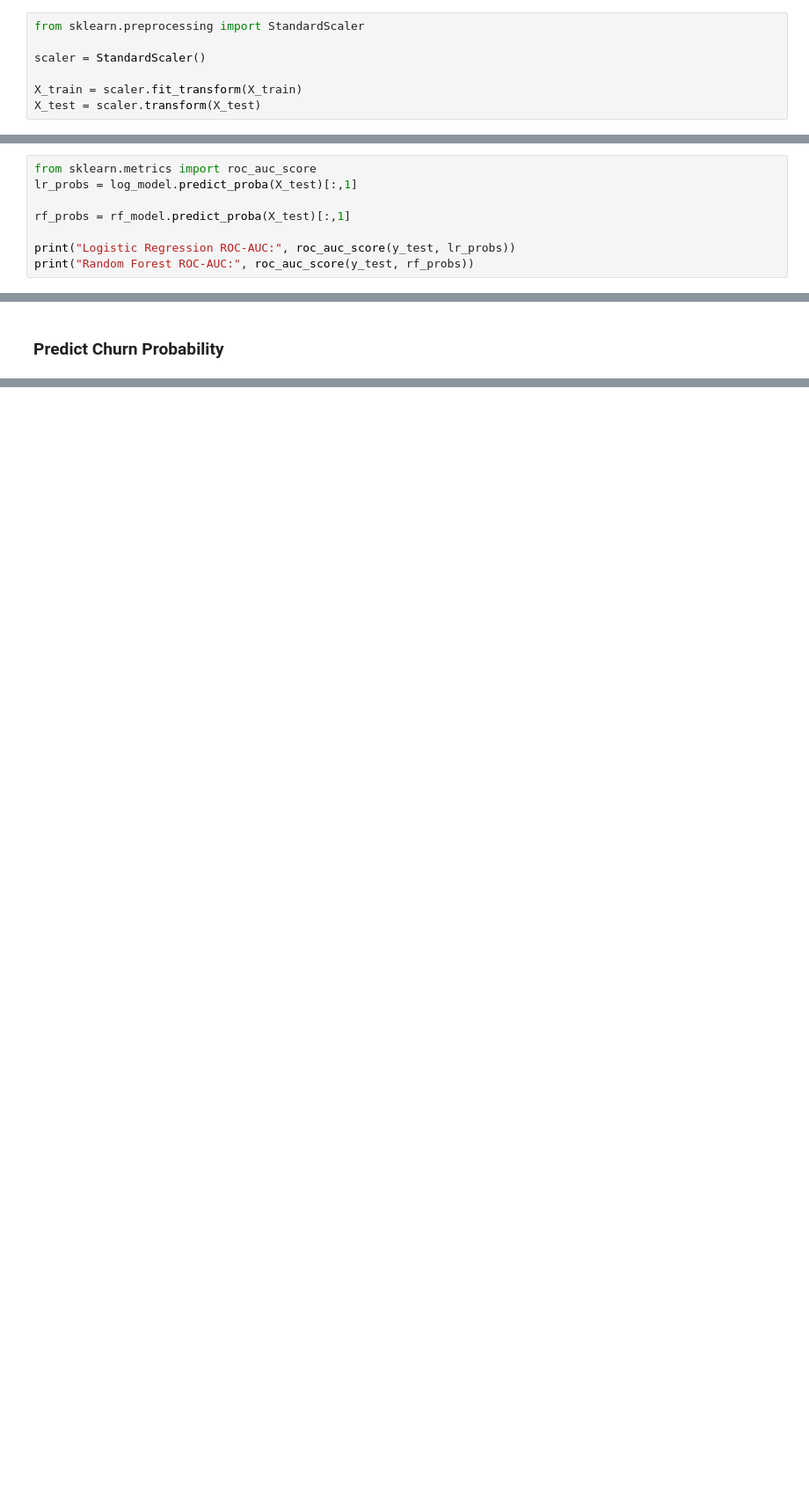
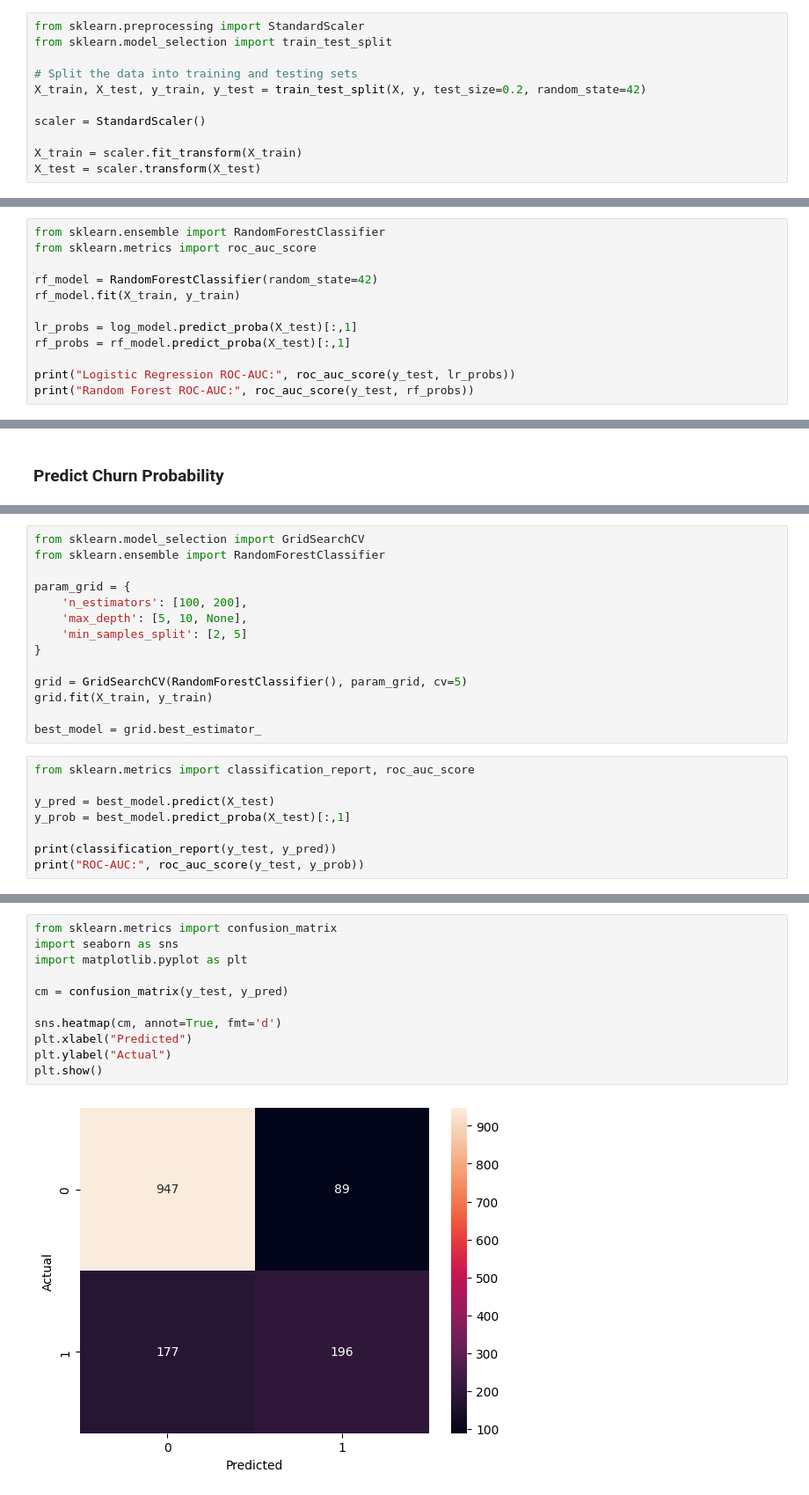
Before and after one commit to ishwarya146/Customer-Churn-Prediction, a Jupyter notebook: Customer_Churn_Prediction.ipynb, the cells around one changed output, grey strips where cells are left out. Shown at 88% size. Saved outputs shown, nothing was run; the diff lists cells and outputs as text; blank space fills up the shorter version.

```diff
--- a/Customer_Churn_Prediction.ipynb
+++ b/Customer_Churn_Prediction.ipynb
@@ -170,6 +170,10 @@ X = dataset.drop("Churn", axis=1)
 y = dataset["Churn"]
 # %%
 from sklearn.preprocessing import StandardScaler
+from sklearn.model_selection import train_test_split
+
+# Split the data into training and testing sets
+X_train, X_test, y_train, y_test = train_test_split(X, y, test_size=0.2, random_state=42)
 
 scaler = StandardScaler()
 
@@ -190,9 +194,13 @@ LogisticRegression(max_iter=5000)
 
 # ROC-AUC measures how well the model distinguishes churn vs non-churn customers.
 # %%
+from sklearn.ensemble import RandomForestClassifier
 from sklearn.metrics import roc_auc_score
+
+rf_model = RandomForestClassifier(random_state=42)
+rf_model.fit(X_train, y_train)
+
 lr_probs = log_model.predict_proba(X_test)[:,1]
-
 rf_probs = rf_model.predict_proba(X_test)[:,1]
 
 print("Logistic Regression ROC-AUC:", roc_auc_score(y_test, lr_probs))
@@ -228,0 +237,22 @@ print(dataset[["Churn","Churn_Probability"]].head())
+# %%
+from sklearn.model_selection import GridSearchCV
+from sklearn.ensemble import RandomForestClassifier
+
+param_grid = {
+    'n_estimators': [100, 200],
+    'max_depth': [5, 10, None],
+    'min_samples_split': [2, 5]
+}
+
+grid = GridSearchCV(RandomForestClassifier(), param_grid, cv=5)
+grid.fit(X_train, y_train)
+
+best_model = grid.best_estimator_
+# %%
+from sklearn.metrics import classification_report, roc_auc_score
+
+y_pred = best_model.predict(X_test)
+y_prob = best_model.predict_proba(X_test)[:,1]
+
+print(classification_report(y_test, y_pred))
+print("ROC-AUC:", roc_auc_score(y_test, y_prob))
@@ -228,0 +270,13 @@ print(dataset[["Churn","Churn_Probability"]].head())
+# %%
+from sklearn.metrics import confusion_matrix
+import seaborn as sns
+import matplotlib.pyplot as plt
+
+cm = confusion_matrix(y_test, y_pred)
+
+sns.heatmap(cm, annot=True, fmt='d')
+plt.xlabel("Predicted")
+plt.ylabel("Actual")
+plt.show()
+# %% [output]
+[figure, added]
```
Also changed, not shown: parts of 5 cells of this notebook.
